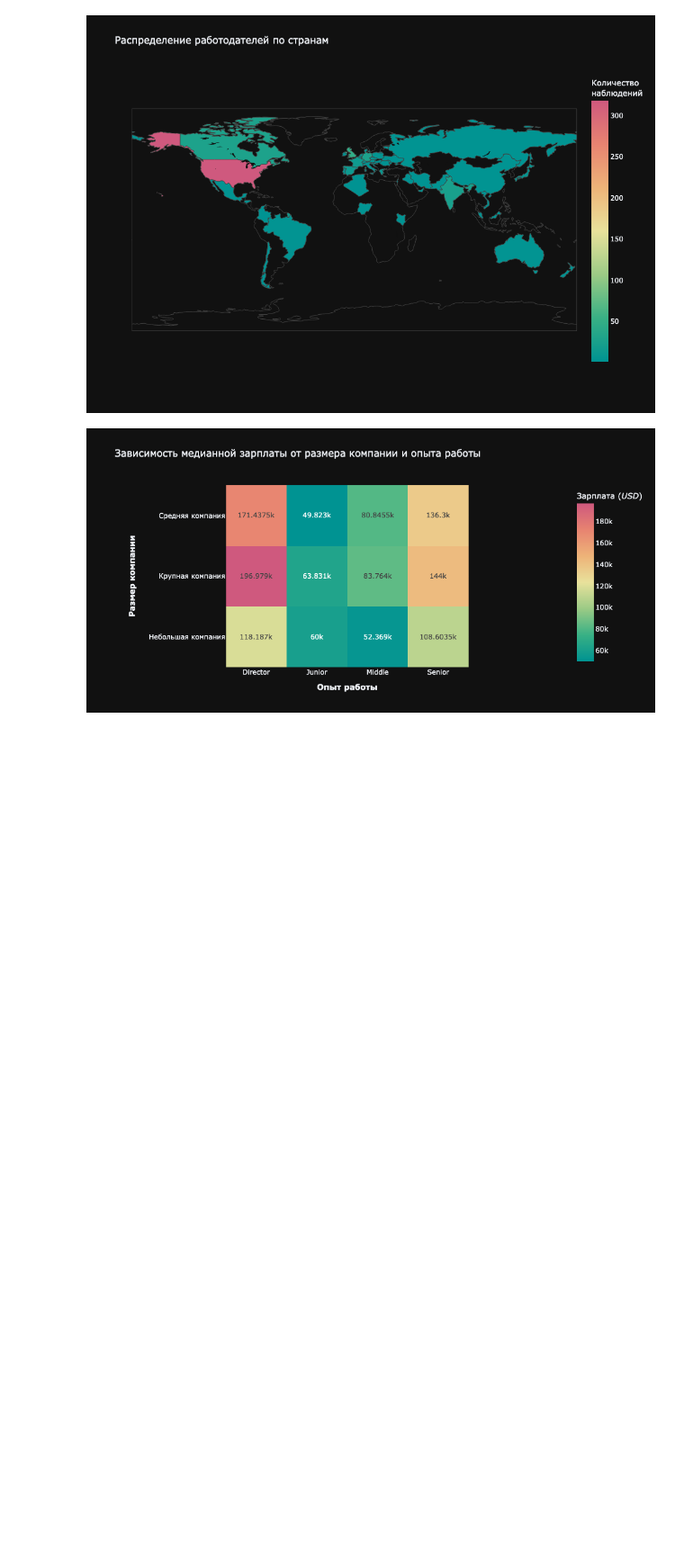
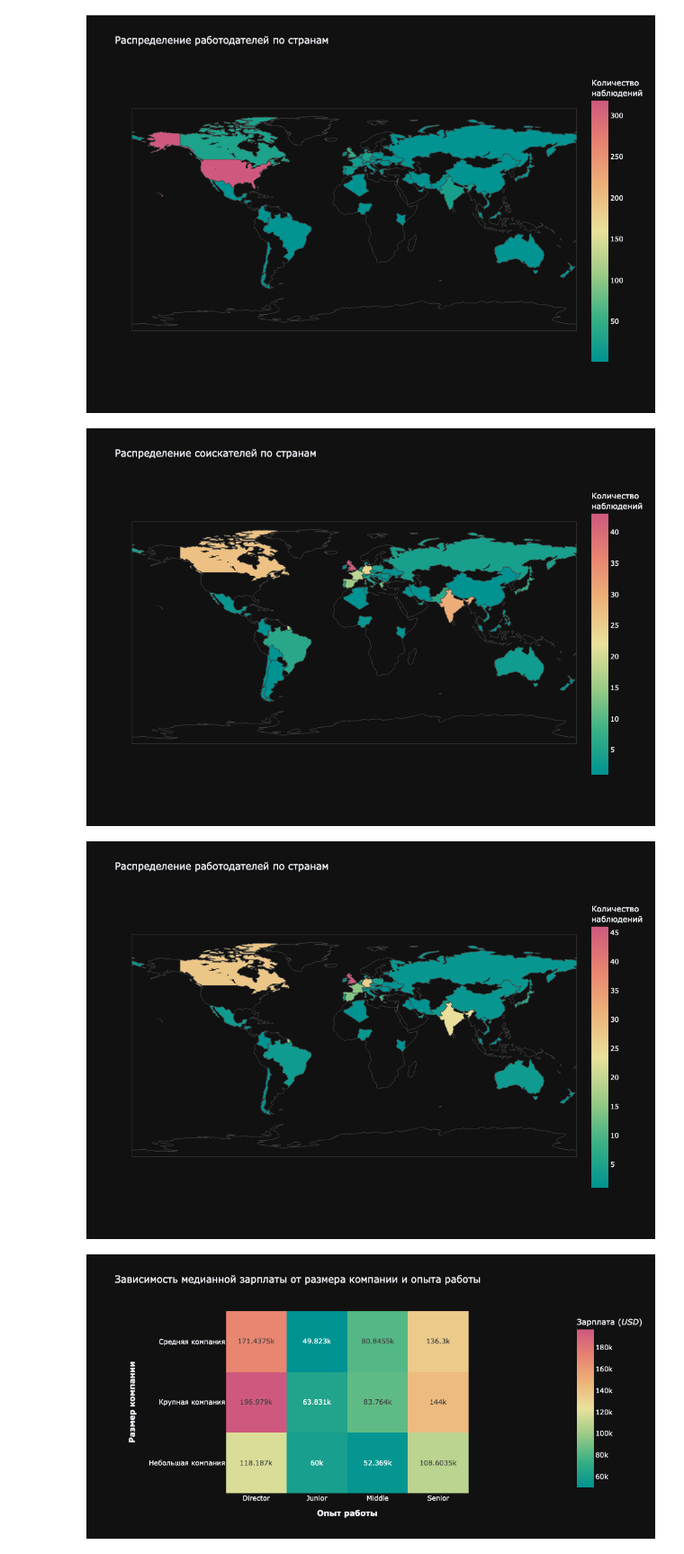
Before and after one commit to esta1d/Data_Science_learning, a Jupyter notebook: block-3/HomeWork/Практика data_HR.ipynb, the cells around one changed output. Shown at 90% size. Drawn from its saved outputs; the diff is of its cells as text; code cells hidden in the pictures; blank space fills up the shorter version.

```diff
--- a/block-3/HomeWork/Практика data_HR.ipynb
+++ b/block-3/HomeWork/Практика data_HR.ipynb
@@ -374,6 +374,34 @@ px.choropleth(
 # %% [output]
 [figure]
 [figure]
+# %%
+grouped_emp_res = grouped_emp_res.drop(index=55, axis=0)
+grouped_comp_loc = grouped_comp_loc.drop(index=48, axis=0)
+
+px.choropleth(
+    grouped_emp_res,
+    locationmode='country names',
+    locations='employee_residence',
+    color='count',
+    color_continuous_scale=px.colors.diverging.Temps,
+    width=1000,
+    height=700,
+    title='Распределение соискателей по странам'
+).update_layout(coloraxis_colorbar_title='Количество<br>наблюдений').show()
+
+px.choropleth(
+    grouped_comp_loc,
+    locationmode='country names',
+    locations='company_location',
+    color='count',
+    color_continuous_scale=px.colors.diverging.Temps,
+    width=1000,
+    height=700,
+    title='Распределение работодателей по странам'
+).update_layout(coloraxis_colorbar_title='Количество<br>наблюдений').show()
+# %% [output]
+[figure, added]
+[figure, added]
 # %%
 salary_pivot = df.pivot_table(
     values='salary_in_usd',
```
Also changed, not shown: parts of 1 cell of this notebook.
